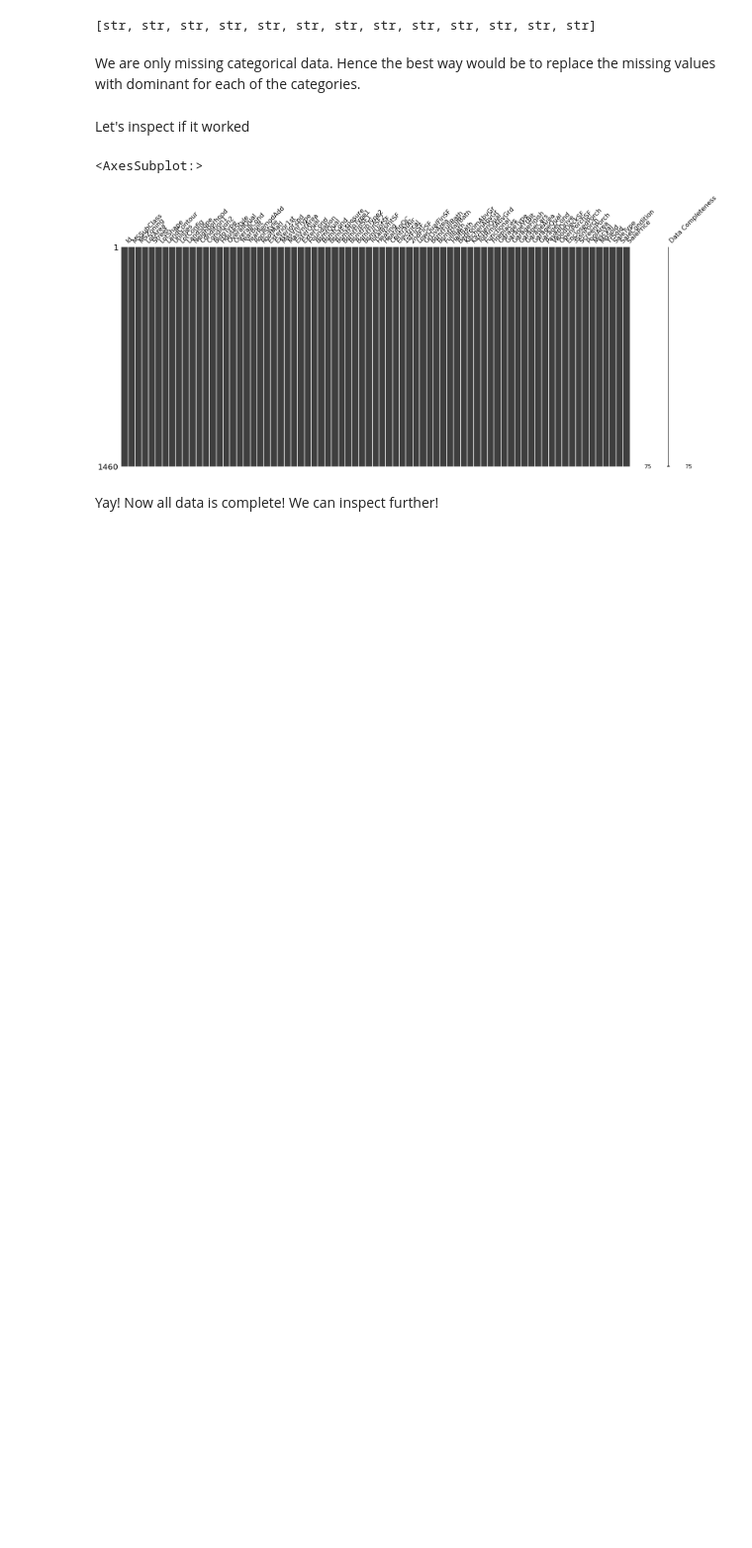
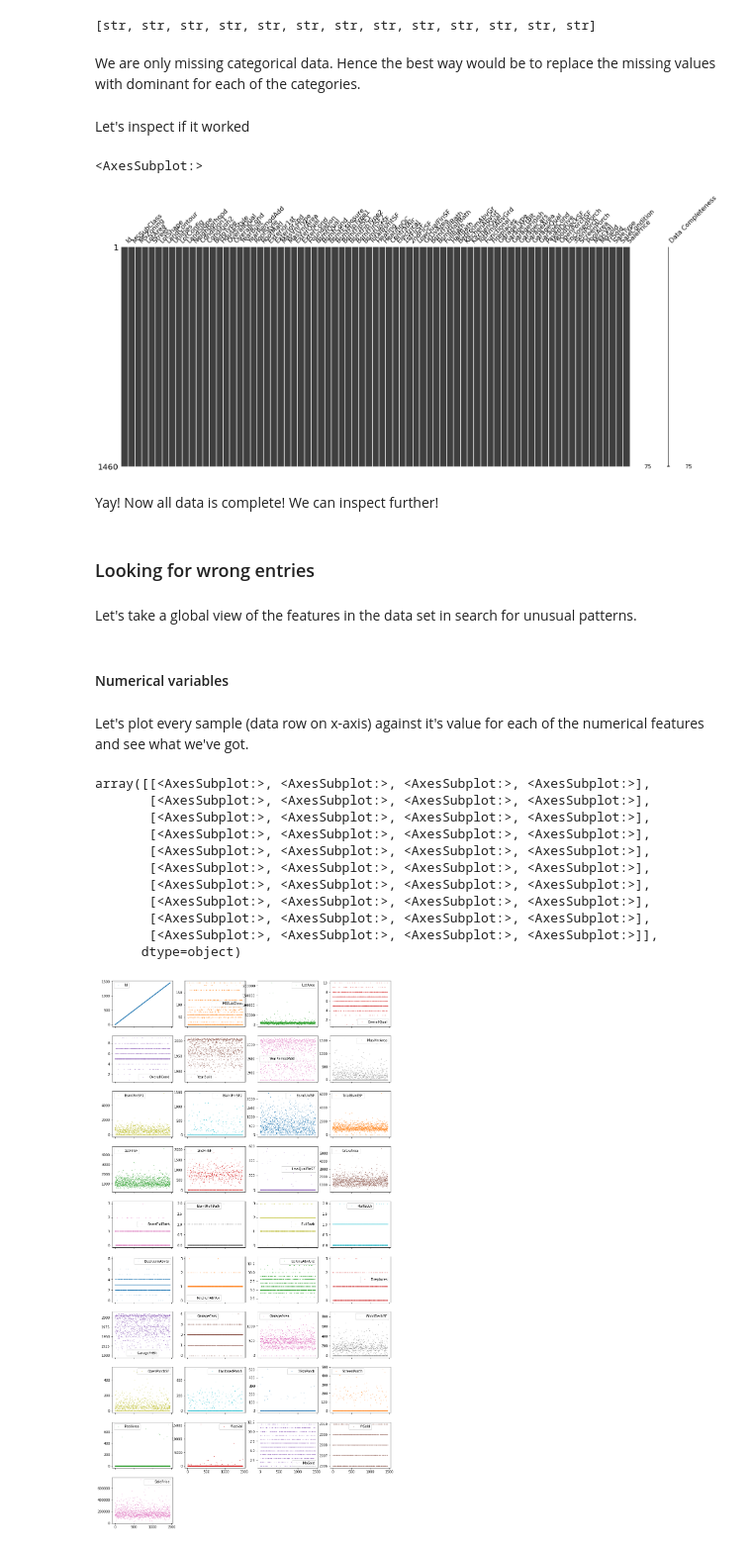
Before and after one commit to patrycja-naumczyk/Kaggle_housePrice, a Jupyter notebook: EDA1.ipynb, the cells around one changed output. Shown at 99% size. Cells and saved outputs as stored; diff of their text form; code cells hidden in the pictures; blank space fills up the shorter version.

Commit message:
Exploring numeric and non-numeric data in general

```diff
--- a/EDA1.ipynb
+++ b/EDA1.ipynb
@@ -196,3 +196,27 @@ msno.matrix(df, labels=True, sort="descending")
 [figure]
 # %% [markdown]
 Yay! Now all data is complete! We can inspect further!
+# %% [markdown]
+### Looking for wrong entries
+# %% [markdown]
+Let's take a global view of the features in the data set in search for unusual patterns.
+# %% [markdown]
+#### Numerical variables
+# %% [markdown]
+Let's plot every sample (data row on x-axis) against it's value for each of the numerical features and see what we've got.
+# %%
+df.plot(lw=0, marker=".", subplots=True, layout=(-1, 4),
+          figsize=(15, 30), markersize=1)
+# %% [output]
+array([[<AxesSubplot:>, <AxesSubplot:>, <AxesSubplot:>, <AxesSubplot:>],
+       [<AxesSubplot:>, <AxesSubplot:>, <AxesSubplot:>, <AxesSubplot:>],
+       [<AxesSubplot:>, <AxesSubplot:>, <AxesSubplot:>, <AxesSubplot:>],
+       [<AxesSubplot:>, <AxesSubplot:>, <AxesSubplot:>, <AxesSubplot:>],
+       [<AxesSubplot:>, <AxesSubplot:>, <AxesSubplot:>, <AxesSubplot:>],
+       [<AxesSubplot:>, <AxesSubplot:>, <AxesSubplot:>, <AxesSubplot:>],
+       [<AxesSubplot:>, <AxesSubplot:>, <AxesSubplot:>, <AxesSubplot:>],
+       [<AxesSubplot:>, <AxesSubplot:>, <AxesSubplot:>, <AxesSubplot:>],
+       [<AxesSubplot:>, <AxesSubplot:>, <AxesSubplot:>, <AxesSubplot:>],
+       [<AxesSubplot:>, <AxesSubplot:>, <AxesSubplot:>, <AxesSubplot:>]],
+      dtype=object)
+[figure, added]
```
Also changed, not shown: parts of 11 cells of this notebook.
